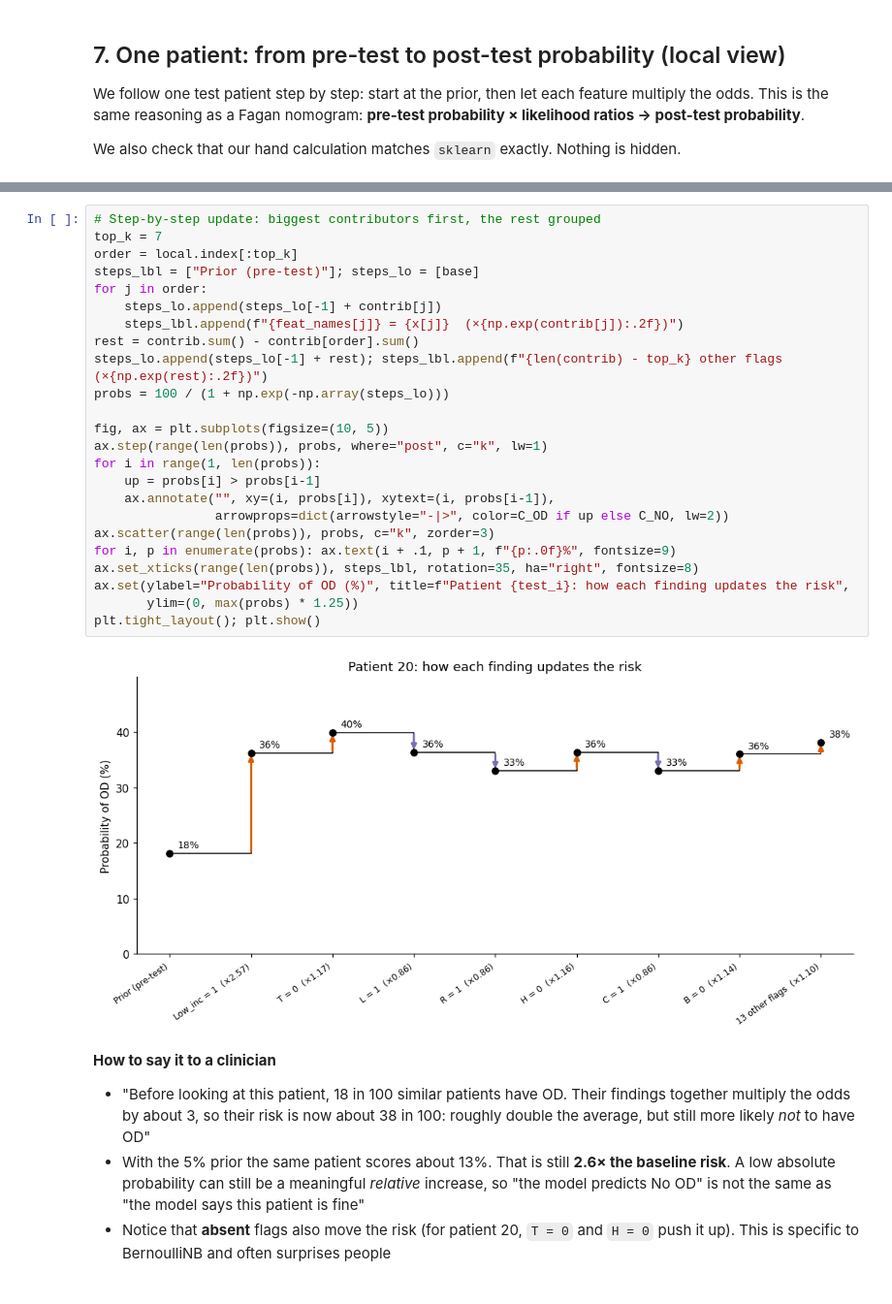
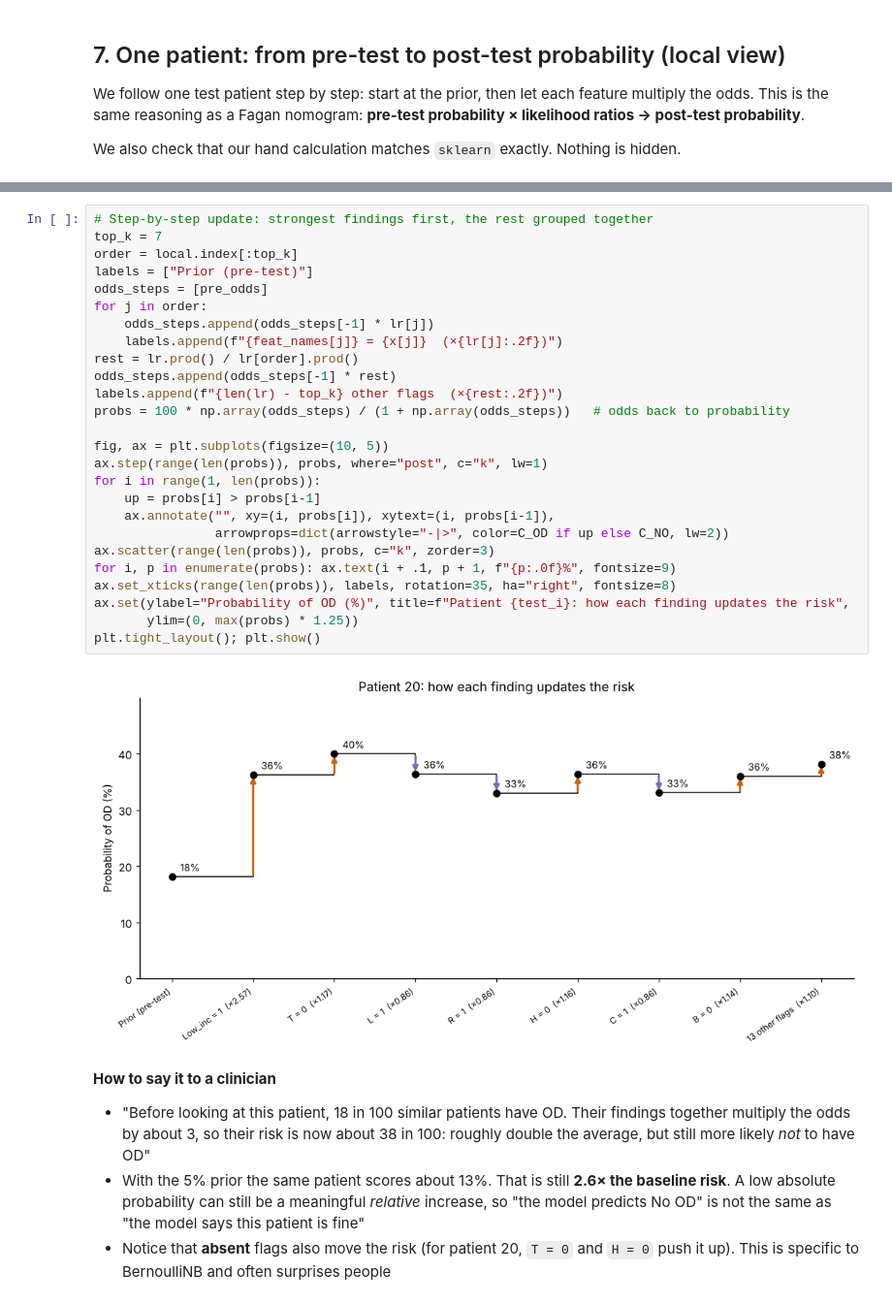
Before and after one commit to IE-ML-for-Healthcare/Bayesian-in-HC, a Jupyter notebook: 04_naive_bayes_opioid_demo_v2.ipynb, the cells around one changed output, grey strips where cells are left out. Shown at 97% size. Drawn from its saved outputs; the diff is of its cells as text.

```diff
--- a/04_naive_bayes_opioid_demo_v2.ipynb
+++ b/04_naive_bayes_opioid_demo_v2.ipynb
@@ -651,29 +692,31 @@ Post-test probability: manual 0.3816 | sklearn 0.3816 | match: True
 # %%
-# Step-by-step update: biggest contributors first, the rest grouped
+# Step-by-step update: strongest findings first, the rest grouped together
 top_k = 7
 order = local.index[:top_k]
-steps_lbl = ["Prior (pre-test)"]; steps_lo = [base]
+labels = ["Prior (pre-test)"]
+odds_steps = [pre_odds]
 for j in order:
-    steps_lo.append(steps_lo[-1] + contrib[j])
-    steps_lbl.append(f"{feat_names[j]} = {x[j]}  (×{np.exp(contrib[j]):.2f})")
-rest = contrib.sum() - contrib[order].sum()
-steps_lo.append(steps_lo[-1] + rest); steps_lbl.append(f"{len(contrib) - top_k} other flags  (×{np.exp(rest):.2f})")
-probs = 100 / (1 + np.exp(-np.array(steps_lo)))
+    odds_steps.append(odds_steps[-1] * lr[j])
+    labels.append(f"{feat_names[j]} = {x[j]}  (×{lr[j]:.2f})")
+rest = lr.prod() / lr[order].prod()
+odds_steps.append(odds_steps[-1] * rest)
+labels.append(f"{len(lr) - top_k} other flags  (×{rest:.2f})")
+probs = 100 * np.array(odds_steps) / (1 + np.array(odds_steps))   # odds back to probability
 
 fig, ax = plt.subplots(figsize=(10, 5))
 ax.step(range(len(probs)), probs, where="post", c="k", lw=1)
 for i in range(1, len(probs)):
     up = probs[i] > probs[i-1]
     ax.annotate("", xy=(i, probs[i]), xytext=(i, probs[i-1]),
                 arrowprops=dict(arrowstyle="-|>", color=C_OD if up else C_NO, lw=2))
 ax.scatter(range(len(probs)), probs, c="k", zorder=3)
 for i, p in enumerate(probs): ax.text(i + .1, p + 1, f"{p:.0f}%", fontsize=9)
-ax.set_xticks(range(len(probs)), steps_lbl, rotation=35, ha="right", fontsize=8)
+ax.set_xticks(range(len(probs)), labels, rotation=35, ha="right", fontsize=8)
 ax.set(ylabel="Probability of OD (%)", title=f"Patient {test_i}: how each finding updates the risk",
        ylim=(0, max(probs) * 1.25))
 plt.tight_layout(); plt.show()
 # %% [output]
-[figure, old version]
+[figure, new version]
 # %% [markdown]
 **How to say it to a clinician**
 - "Before looking at this patient, 18 in 100 similar patients have OD. Their findings together multiply the odds by about 3, so their risk is now about 38 in 100: roughly double the average, but still more likely *not* to have OD"
```
Also changed, not shown: parts of 23 cells of this notebook.
